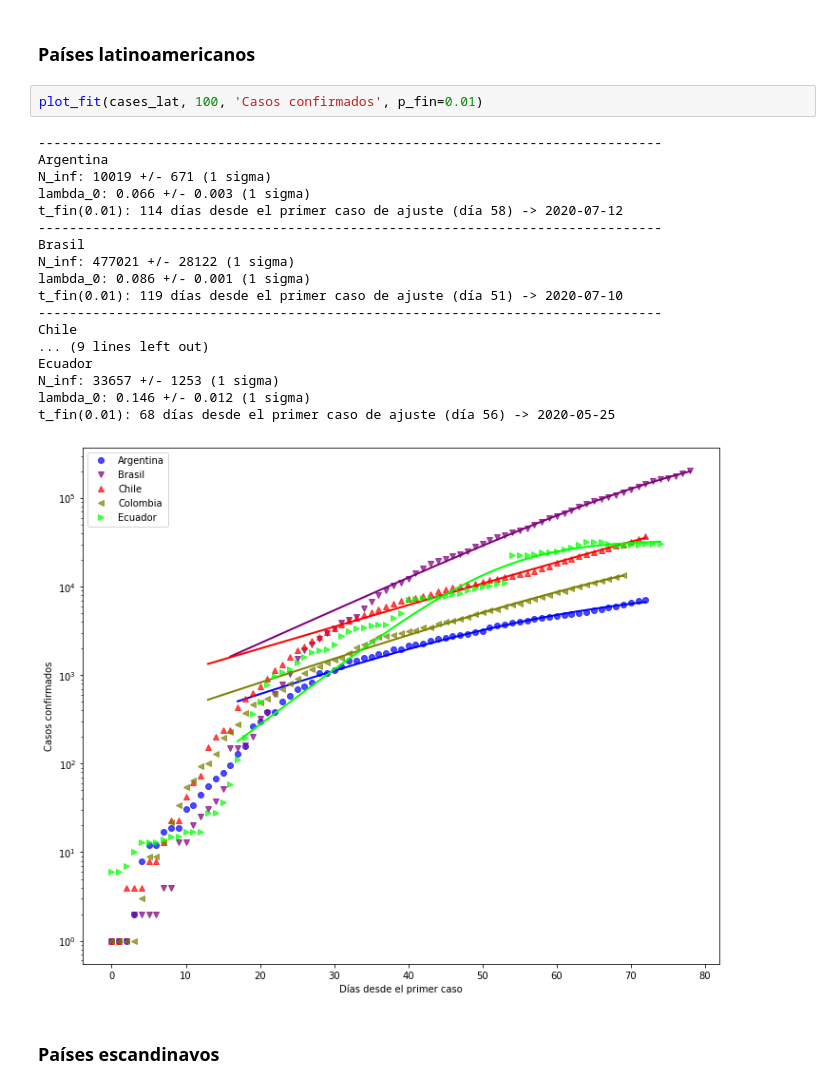
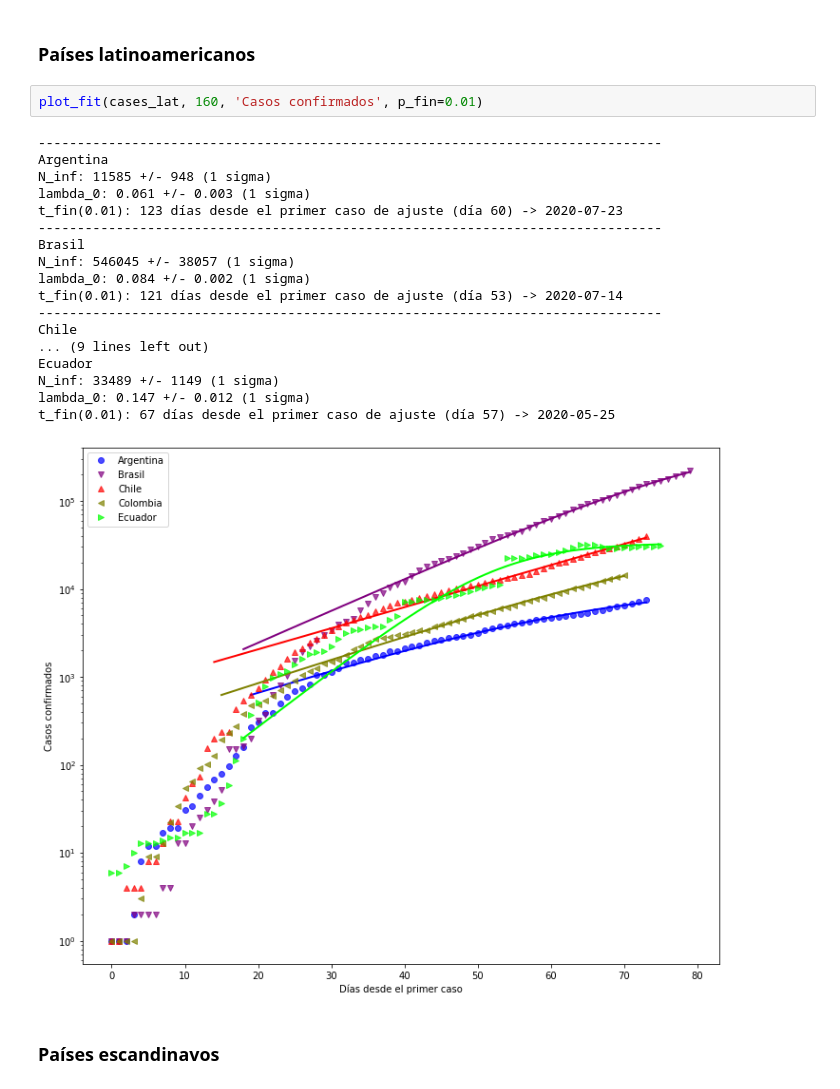
Before and after one commit to manuxch/logistic-covid19, a Jupyter notebook: Logistic_model_COVID-19.ipynb, the cells around one changed output. Cells and saved outputs as stored; diff of their text form.

```diff
--- a/Logistic_model_COVID-19.ipynb
+++ b/Logistic_model_COVID-19.ipynb
@@ -203,26 +203,26 @@ t_fin(0.01): 82 días desde el primer caso de ajuste (día 53) -> 2020-06-05
 # %% [markdown]
 ### Países latinoamericanos
 # %%
-plot_fit(cases_lat, 100, 'Casos confirmados', p_fin=0.01)
+plot_fit(cases_lat, 160, 'Casos confirmados', p_fin=0.01)
 # %% [output]
 --------------------------------------------------------------------------------
 Argentina
-N_inf: 10019 +/- 671 (1 sigma)
-lambda_0: 0.066 +/- 0.003 (1 sigma)
-t_fin(0.01): 114 días desde el primer caso de ajuste (día 58) -> 2020-07-12
+N_inf: 11585 +/- 948 (1 sigma)
+lambda_0: 0.061 +/- 0.003 (1 sigma)
+t_fin(0.01): 123 días desde el primer caso de ajuste (día 60) -> 2020-07-23
 --------------------------------------------------------------------------------
 Brasil
-N_inf: 477021 +/- 28122 (1 sigma)
-lambda_0: 0.086 +/- 0.001 (1 sigma)
-t_fin(0.01): 119 días desde el primer caso de ajuste (día 51) -> 2020-07-10
+N_inf: 546045 +/- 38057 (1 sigma)
+lambda_0: 0.084 +/- 0.002 (1 sigma)
+t_fin(0.01): 121 días desde el primer caso de ajuste (día 53) -> 2020-07-14
 --------------------------------------------------------------------------------
 Chile
 ... (9 lines left out)
 Ecuador
-N_inf: 33657 +/- 1253 (1 sigma)
-lambda_0: 0.146 +/- 0.012 (1 sigma)
-t_fin(0.01): 68 días desde el primer caso de ajuste (día 56) -> 2020-05-25
+N_inf: 33489 +/- 1149 (1 sigma)
+lambda_0: 0.147 +/- 0.012 (1 sigma)
+t_fin(0.01): 67 días desde el primer caso de ajuste (día 57) -> 2020-05-25
-[figure, old version]
+[figure, new version]
 # %% [markdown]
 ### Países escandinavos
 # %%
```
Also changed, not shown: parts of 8 cells of this notebook.
